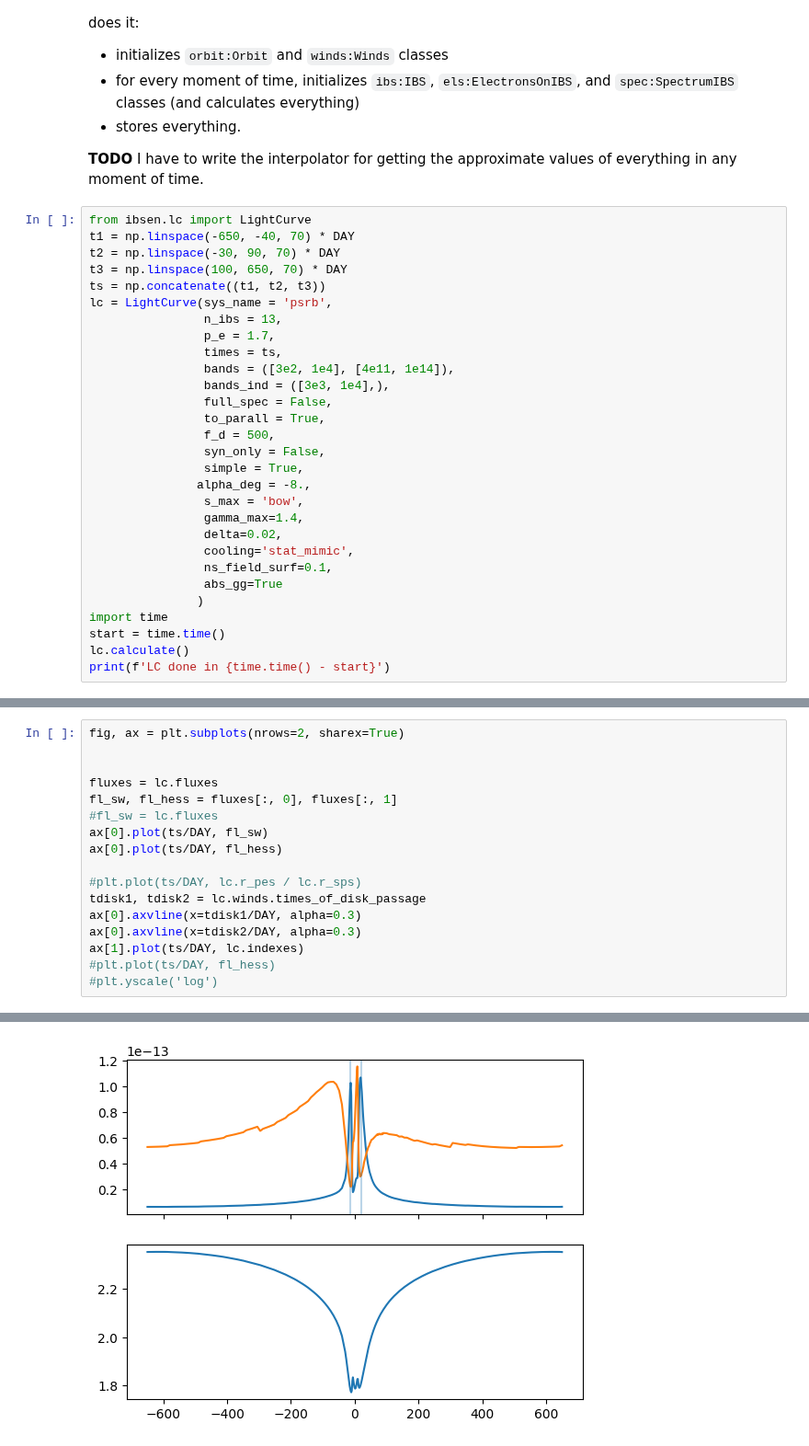
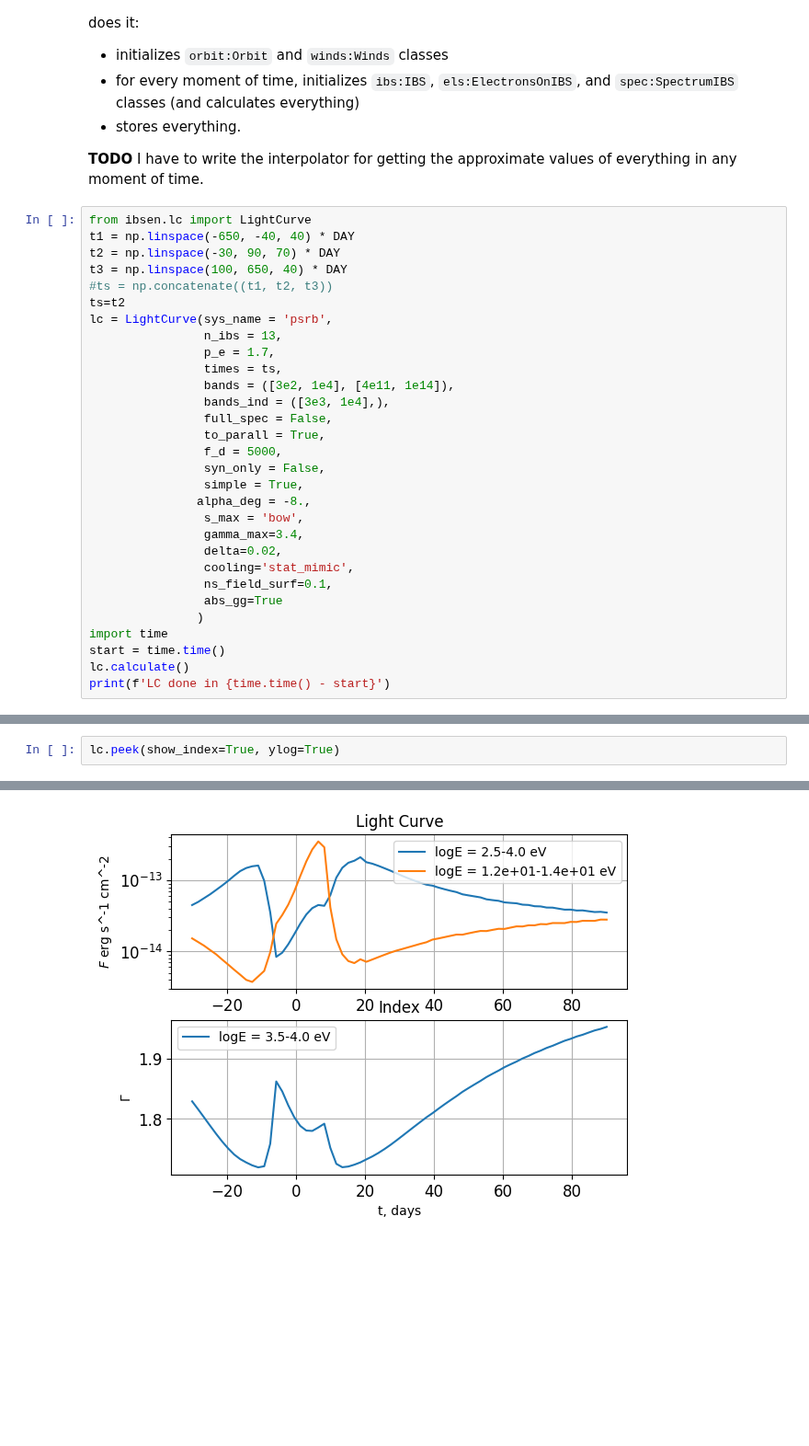
Before and after one commit to Alvkuzin/IBSEn, a Jupyter notebook: tutorial/Full_tutorial.ipynb, the cells around one changed output, grey strips where cells are left out. Shown at 92% size. Cells and saved outputs as stored; diff of their text form; blank space fills up the shorter version.

```diff
--- a/tutorial/Full_tutorial.ipynb
+++ b/tutorial/Full_tutorial.ipynb
@@ -604,10 +424,11 @@ I imagine you can be bored with initializing all these classes. If you just want
 **TODO** I have to write the interpolator for getting the approximate values of everything in any moment of time.
 # %%
 from ibsen.lc import LightCurve
-t1 = np.linspace(-650, -40, 70) * DAY
+t1 = np.linspace(-650, -40, 40) * DAY
 t2 = np.linspace(-30, 90, 70) * DAY
-t3 = np.linspace(100, 650, 70) * DAY
-ts = np.concatenate((t1, t2, t3))
+t3 = np.linspace(100, 650, 40) * DAY
+#ts = np.concatenate((t1, t2, t3))
+ts=t2
 lc = LightCurve(sys_name = 'psrb',
                 n_ibs = 13,
                 p_e = 1.7,
@@ -616,12 +437,12 @@ lc = LightCurve(sys_name = 'psrb',
                 bands_ind = ([3e3, 1e4],),
                 full_spec = False,
                 to_parall = True,
-                f_d = 500,
+                f_d = 5000,
                 syn_only = False,
                 simple = True,
                alpha_deg = -8.,
                 s_max = 'bow',
-                gamma_max=1.4,
+                gamma_max=3.4,
                 delta=0.02,
                 cooling='stat_mimic',
                 ns_field_surf=0.1,
@@ -636,18 +457,3 @@ LC done in 4.092152833938599
 # %%
-fig, ax = plt.subplots(nrows=2, sharex=True)
-
-
-fluxes = lc.fluxes
-fl_sw, fl_hess = fluxes[:, 0], fluxes[:, 1]
-#fl_sw = lc.fluxes
-ax[0].plot(ts/DAY, fl_sw)
-ax[0].plot(ts/DAY, fl_hess)
-
-#plt.plot(ts/DAY, lc.r_pes / lc.r_sps)
-tdisk1, tdisk2 = lc.winds.times_of_disk_passage
-ax[0].axvline(x=tdisk1/DAY, alpha=0.3)
-ax[0].axvline(x=tdisk2/DAY, alpha=0.3)
-ax[1].plot(ts/DAY, lc.indexes)
-#plt.plot(ts/DAY, fl_hess)
-#plt.yscale('log')
+lc.peek(show_index=True, ylog=True)
 # %% [output]
@@ -655,4 +460,4 @@ ax[1].plot(ts/DAY, lc.indexes)
-[figure, old version]
+[figure, new version]
 # %%
 from ibsen.lc import LightCurve
 
```
Also changed, not shown: parts of 13 cells of this notebook, 13 other files.
